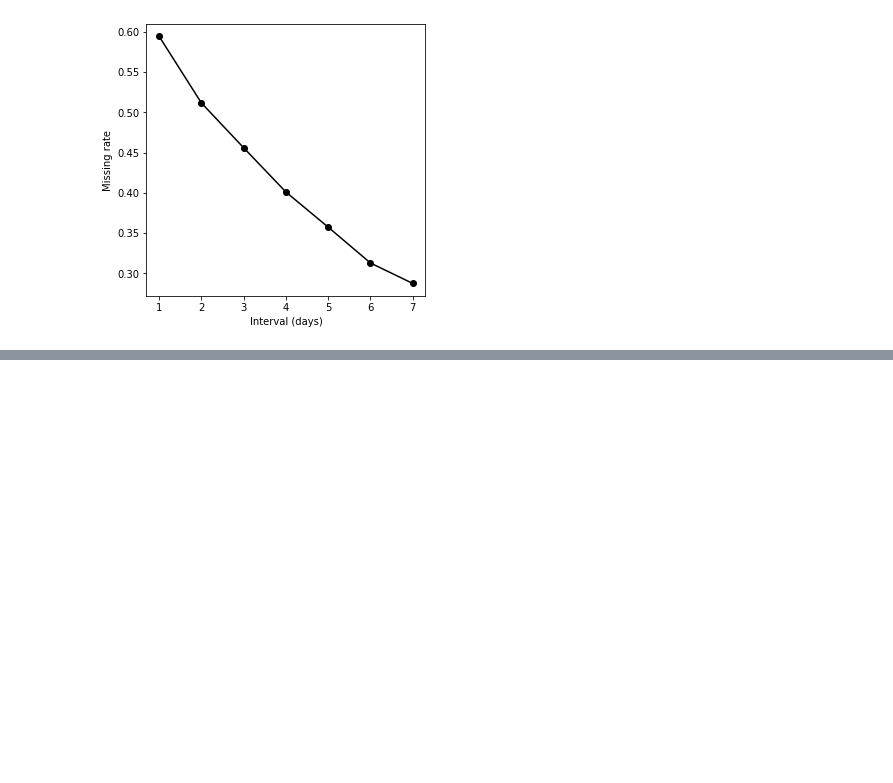
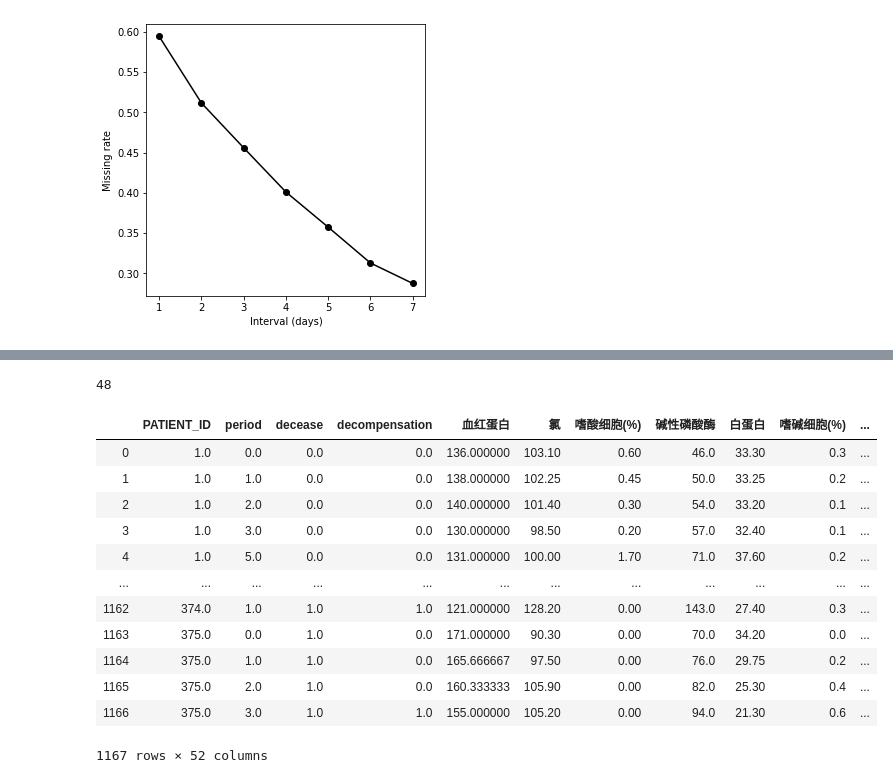
Before and after one commit to hsd1503/covid19_rnn, a Jupyter notebook: DataProcess.ipynb, the cells around one changed output, grey strips where cells are left out. Cells and saved outputs as stored; diff of their text form; code cells hidden in the pictures; blank space fills up the shorter version.

```diff
--- a/DataProcess.ipynb
+++ b/DataProcess.ipynb
@@ -266,0 +350,6 @@ plt.savefig('missing_rate.jpg', dpi=300)
+# %%
+feature_index=[]
+for i in range(len(avg_feature_missing_rate)):
+    if (avg_feature_missing_rate[i]<0.35):
+        feature_index.append(i)
+feature=[o_columns[feature_index[i]] for i in range(len(feature_index))]
@@ -266,0 +376,4 @@ plt.savefig('missing_rate.jpg', dpi=300)
+# %%
+len(feature)
+# %% [output]
+48
@@ -266,0 +430,22 @@ plt.savefig('missing_rate.jpg', dpi=300)
+# %%
+interval = 3
+forecast = 72
+df_train = read_data_cn('data/time_series_375_prerpocess.xlsx', interval, forecast)
+# interpolate
+df_train = df_train.interpolate(method='linear').ffill().bfill()
+# %%
+df_train
+# %% [output]
+|  | PATIENT_ID | period | decease | decompensation | 血红蛋白 | 氯 | 嗜酸细胞(%) | 碱性磷酸酶 | 白蛋白 | 嗜碱细胞(%) | ... |
+| 0 | 1.0 | 0.0 | 0.0 | 0.0 | 136.000000 | 103.10 | 0.60 | 46.0 | 33.30 | 0.3 | ... |
+| 1 | 1.0 | 1.0 | 0.0 | 0.0 | 138.000000 | 102.25 | 0.45 | 50.0 | 33.25 | 0.2 | ... |
+| 2 | 1.0 | 2.0 | 0.0 | 0.0 | 140.000000 | 101.40 | 0.30 | 54.0 | 33.20 | 0.1 | ... |
+| 3 | 1.0 | 3.0 | 0.0 | 0.0 | 130.000000 | 98.50 | 0.20 | 57.0 | 32.40 | 0.1 | ... |
+| 4 | 1.0 | 5.0 | 0.0 | 0.0 | 131.000000 | 100.00 | 1.70 | 71.0 | 37.60 | 0.2 | ... |
+| ... | ... | ... | ... | ... | ... | ... | ... | ... | ... | ... | ... |
+| 1162 | 374.0 | 1.0 | 1.0 | 1.0 | 121.000000 | 128.20 | 0.00 | 143.0 | 27.40 | 0.3 | ... |
+| 1163 | 375.0 | 0.0 | 1.0 | 0.0 | 171.000000 | 90.30 | 0.00 | 70.0 | 34.20 | 0.0 | ... |
+| 1164 | 375.0 | 1.0 | 1.0 | 0.0 | 165.666667 | 97.50 | 0.00 | 76.0 | 29.75 | 0.2 | ... |
+| 1165 | 375.0 | 2.0 | 1.0 | 0.0 | 160.333333 | 105.90 | 0.00 | 82.0 | 25.30 | 0.4 | ... |
+| 1166 | 375.0 | 3.0 | 1.0 | 1.0 | 155.000000 | 105.20 | 0.00 | 94.0 | 21.30 | 0.6 | ... |
+1167 rows × 52 columns
```
Also changed, not shown: parts of 15 cells of this notebook.
